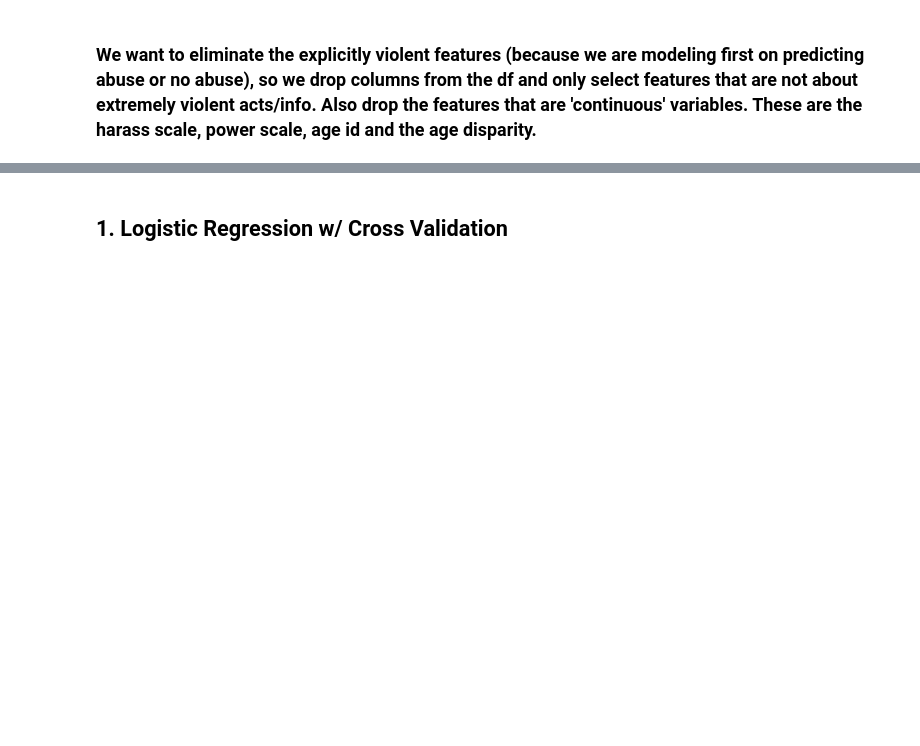
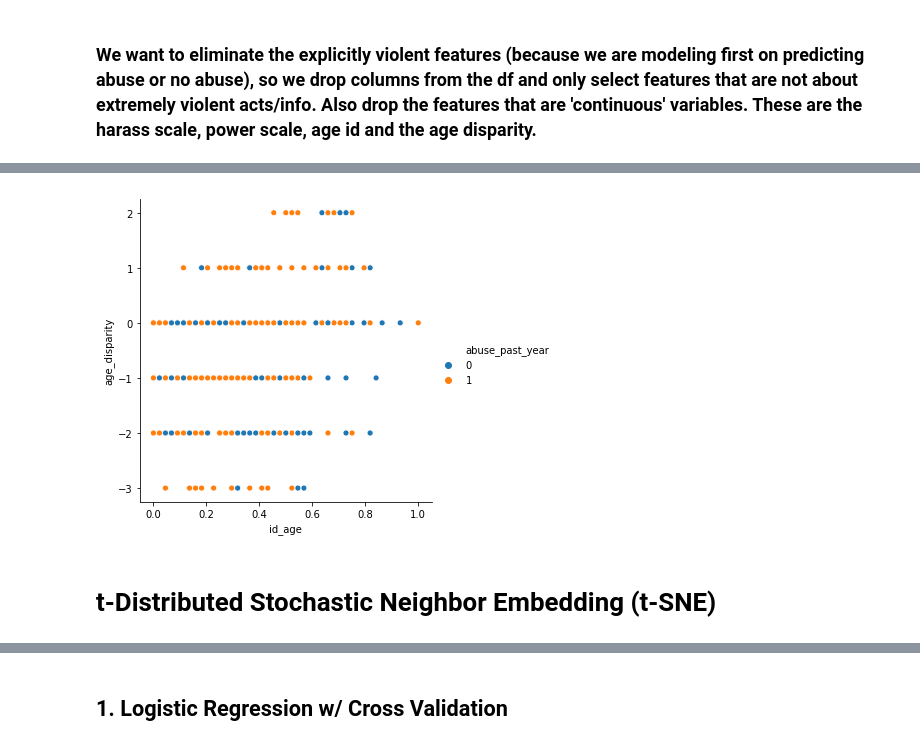
Before and after one commit to codeup-capstone-one/domestic-violence, a Jupyter notebook: msc_master_draft.ipynb, the cells around one changed output, grey strips where cells are left out. Drawn from its saved outputs; the diff is of its cells as text; code cells hidden in the pictures; blank space fills up the shorter version.

```diff
--- a/msc_master_draft.ipynb
+++ b/msc_master_draft.ipynb
@@ -265,0 +325,6 @@ for feature in continuous_vars:
+# %%
+explore.make_rel(train_df, 'id_age', 'age_disparity', hue='abuse_past_year')
+# %% [output]
+[figure, added]
+# %% [markdown]
+# t-Distributed Stochastic Neighbor Embedding (t-SNE)
```
Also changed, not shown: parts of 94 cells of this notebook.
